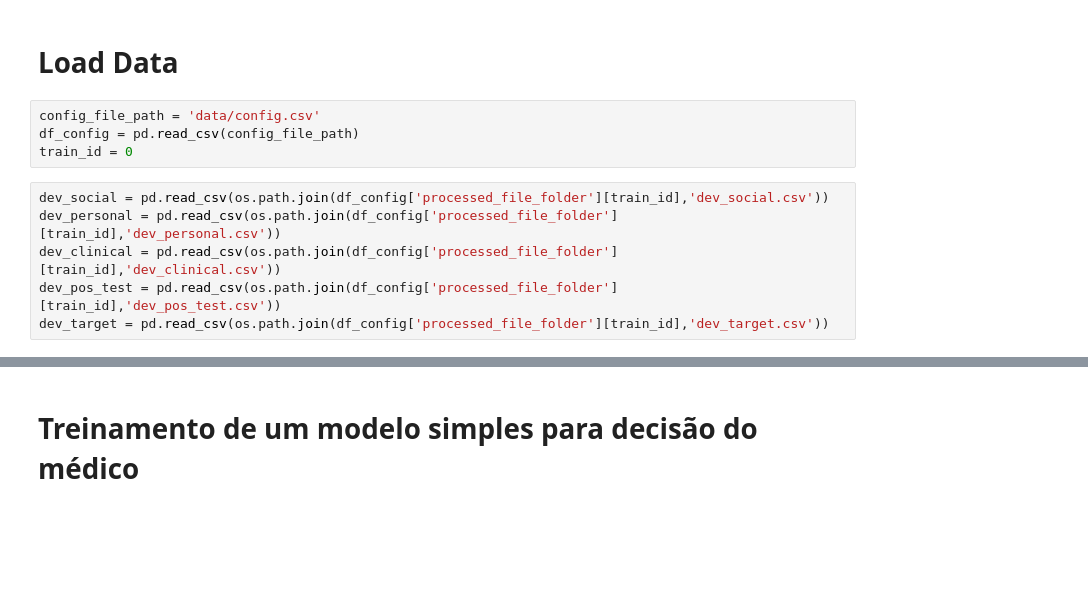
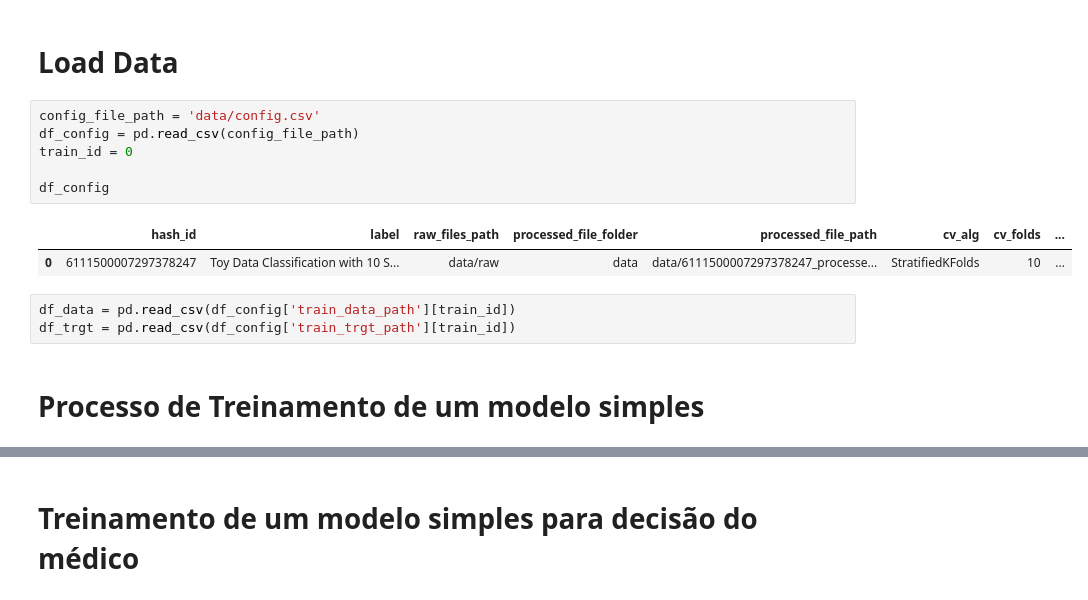
Before and after one commit to natmourajr/AprendizadoPorKernel, a Jupyter notebook: 4 - train_models.ipynb, the cells around one changed output, grey strips where cells are left out. Cells and saved outputs as stored; diff of their text form; blank space fills up the shorter version.

```diff
--- a/4 - train_models.ipynb
+++ b/4 - train_models.ipynb
@@ -24,10 +16,14 @@ from AuxiliarFunctions import *
 # %%
 config_file_path = 'data/config.csv'
 df_config = pd.read_csv(config_file_path)
 train_id = 0
+
+df_config
+# %% [output]
+|  | hash_id | label | raw_files_path | processed_file_folder | processed_file_path | cv_alg | cv_folds | ... |
+| 0 | 6111500007297378247 | Toy Data Classification with 10 S... | data/raw | data | data/6111500007297378247_processe... | StratifiedKFolds | 10 | ... |
-# %%
-dev_social = pd.read_csv(os.path.join(df_config['processed_file_folder'][train_id],'dev_social.csv'))
-dev_personal = pd.read_csv(os.path.join(df_config['processed_file_folder'][train_id],'dev_personal.csv'))
-dev_clinical = pd.read_csv(os.path.join(df_config['processed_file_folder'][train_id],'dev_clinical.csv'))
-dev_pos_test = pd.read_csv(os.path.join(df_config['processed_file_folder'][train_id],'dev_pos_test.csv'))
-dev_target = pd.read_csv(os.path.join(df_config['processed_file_folder'][train_id],'dev_target.csv'))
+# %%
+df_data = pd.read_csv(df_config['train_data_path'][train_id])
+df_trgt = pd.read_csv(df_config['train_trgt_path'][train_id])
+# %% [markdown]
+# Processo de Treinamento de um modelo simples
```
Also changed, not shown: parts of 21 cells of this notebook, 5 other files.
